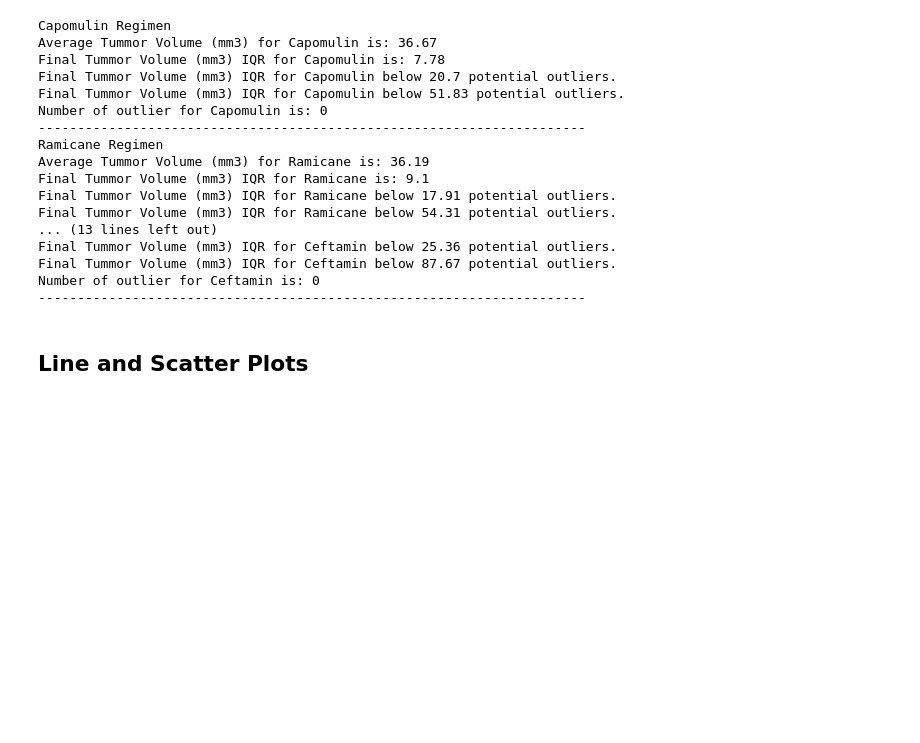
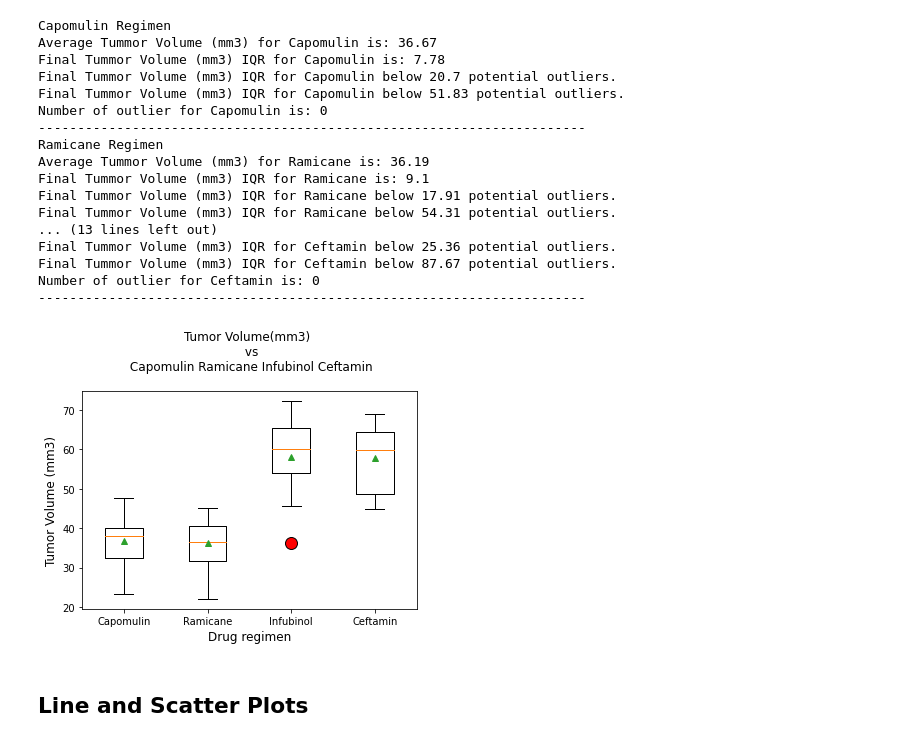
Before and after one commit to susanquiros/Matplotlib--The-Power-of-Plots, a Jupyter notebook: Pymaceuticals/pymaceuticals_starter.ipynb, the cells around one changed output. Drawn from its saved outputs; the diff is of its cells as text; code cells hidden in the pictures; blank space fills up the shorter version.

Commit message:
getting ready the boxplot

```diff
--- a/Pymaceuticals/pymaceuticals_starter.ipynb
+++ b/Pymaceuticals/pymaceuticals_starter.ipynb
@@ -308,3 +306,14 @@ Number of outlier for Ceftamin is: 0
+# %%
+# Generate a box plot of the final tumor volume of each mouse across four regimens of interest
+fg1, plot = plt.subplots()
+makeup= dict(marker ='o', markerfacecolor= 'red', markersize = 12)
+plot.boxplot(fill_list, labels= drugs, flierprops= makeup, showmeans= True)
+plot.set_title('Tumor Volume(mm3) \n vs\n Capomulin Ramicane Infubinol Ceftamin\n', fontsize= 12)
+plot.set_xlabel('Drug regimen', fontsize = 12)
+plot.set_ylabel('Tumor Volume (mm3)', fontsize= 12)
+plt.show()
+# %% [output]
+[figure, added]
 # %% [markdown]
 ## Line and Scatter Plots
 # %%
```
Also changed, not shown: parts of 1 cell of this notebook.
